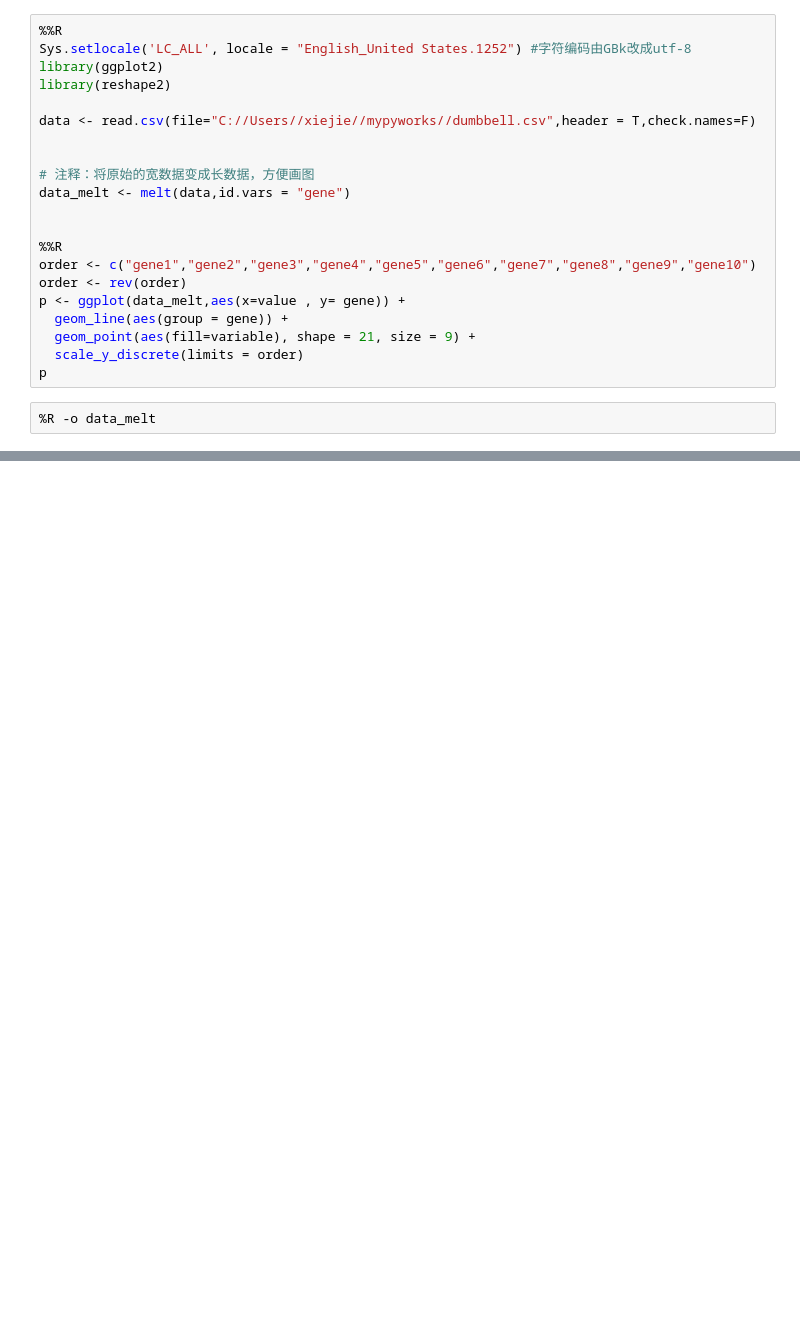
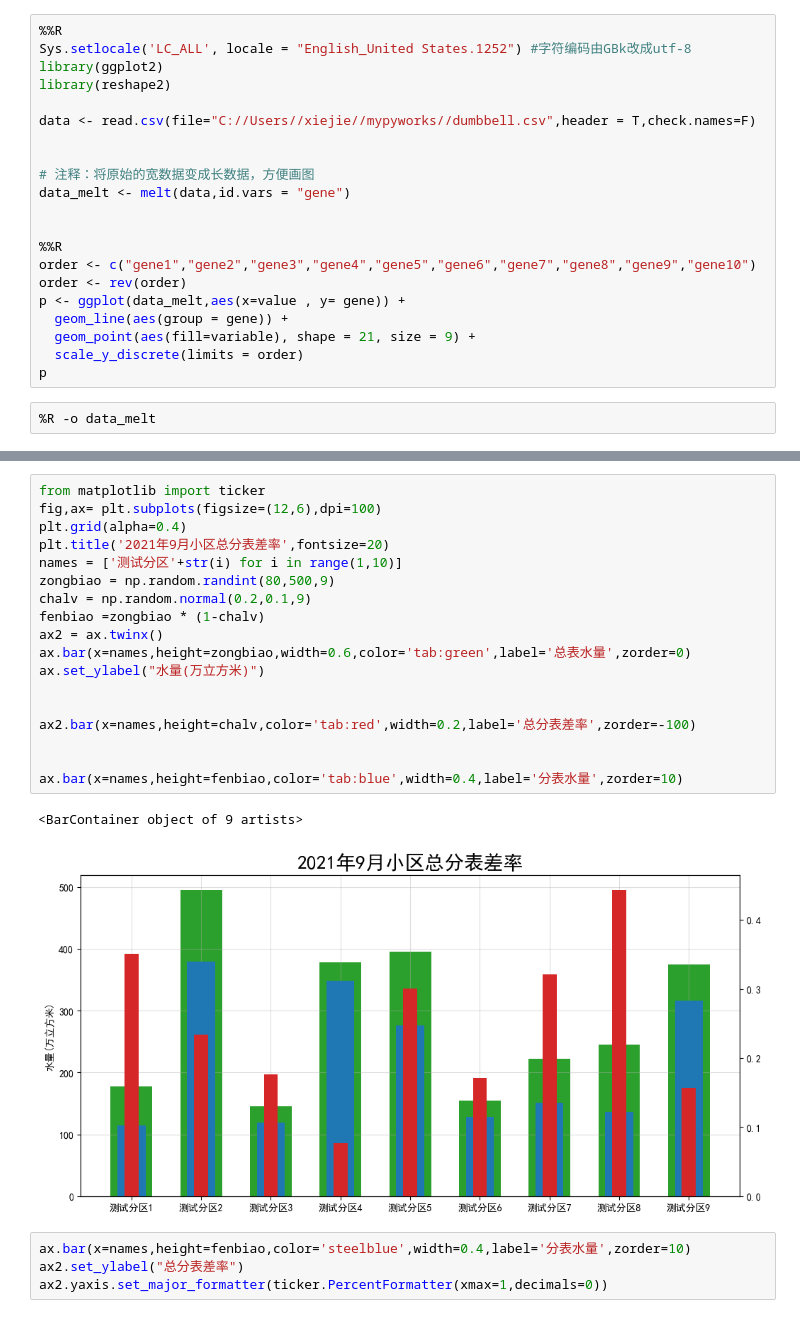
Before and after one commit to jayaston/mypyworks, a Jupyter notebook: jupyter文件/月度产销差漏损率分析报告图表.ipynb, the cells around one changed output, grey strips where cells are left out. Saved outputs shown, nothing was run; the diff lists cells and outputs as text; blank space fills up the shorter version.

```diff
--- a/jupyter文件/月度产销差漏损率分析报告图表.ipynb
+++ b/jupyter文件/月度产销差漏损率分析报告图表.ipynb
@@ -1170,0 +1398,25 @@ p
+# %%
+from matplotlib import ticker
+fig,ax= plt.subplots(figsize=(12,6),dpi=100)
+plt.grid(alpha=0.4)
+plt.title('2021年9月小区总分表差率',fontsize=20)
+names = ['测试分区'+str(i) for i in range(1,10)]
+zongbiao = np.random.randint(80,500,9)
+chalv = np.random.normal(0.2,0.1,9)
+fenbiao =zongbiao * (1-chalv)
+ax2 = ax.twinx()
+ax.bar(x=names,height=zongbiao,width=0.6,color='tab:green',label='总表水量',zorder=0)
+ax.set_ylabel("水量(万立方米)")
+
+
+ax2.bar(x=names,height=chalv,color='tab:red',width=0.2,label='总分表差率',zorder=-100)
+
+
+ax.bar(x=names,height=fenbiao,color='tab:blue',width=0.4,label='分表水量',zorder=10)
+# %% [output]
+<BarContainer object of 9 artists>
+[figure, added]
+# %%
+ax.bar(x=names,height=fenbiao,color='steelblue',width=0.4,label='分表水量',zorder=10)
+ax2.set_ylabel("总分表差率")
+ax2.yaxis.set_major_formatter(ticker.PercentFormatter(xmax=1,decimals=0))
```
Also changed, not shown: parts of 9 cells of this notebook, 9 other files.
